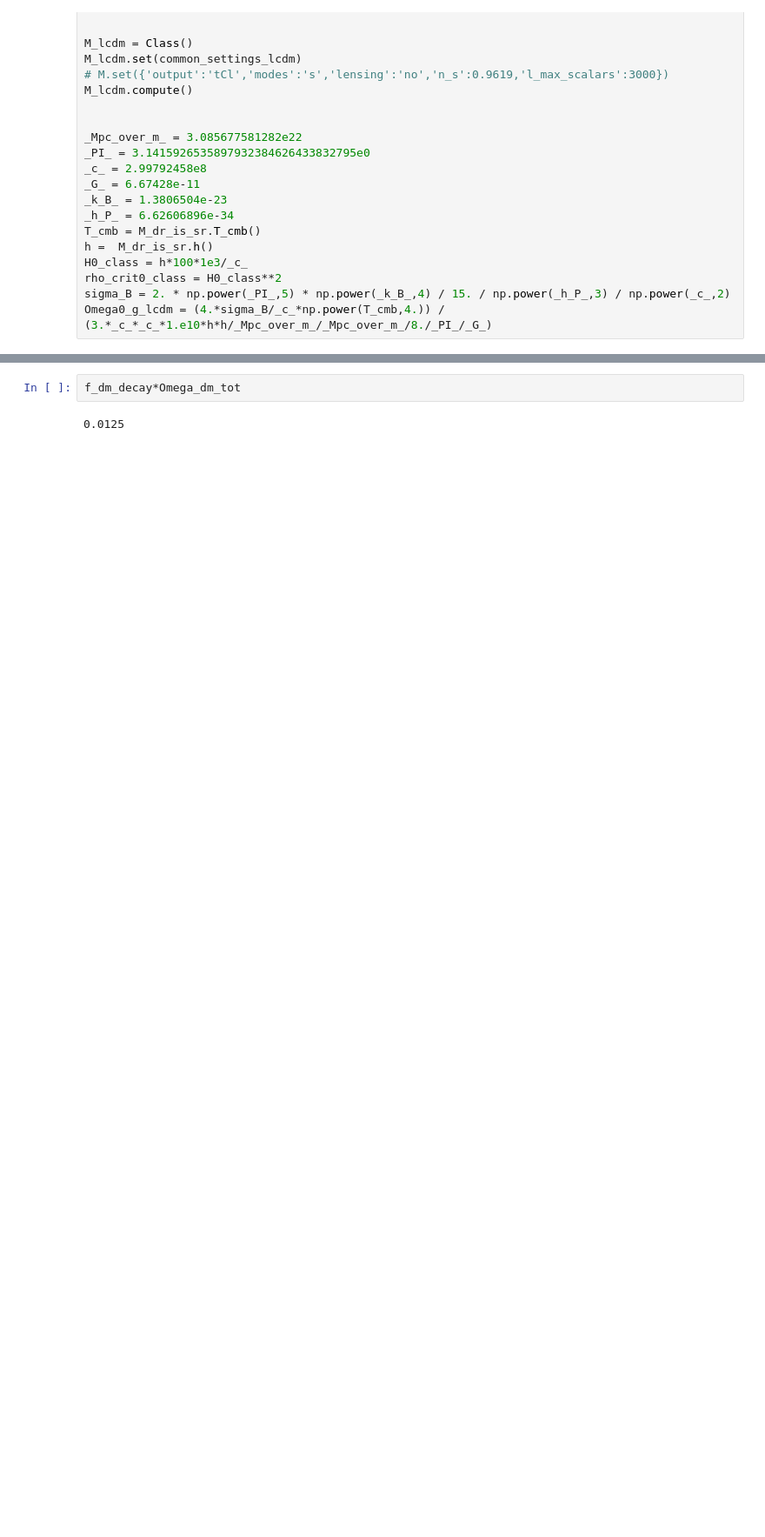
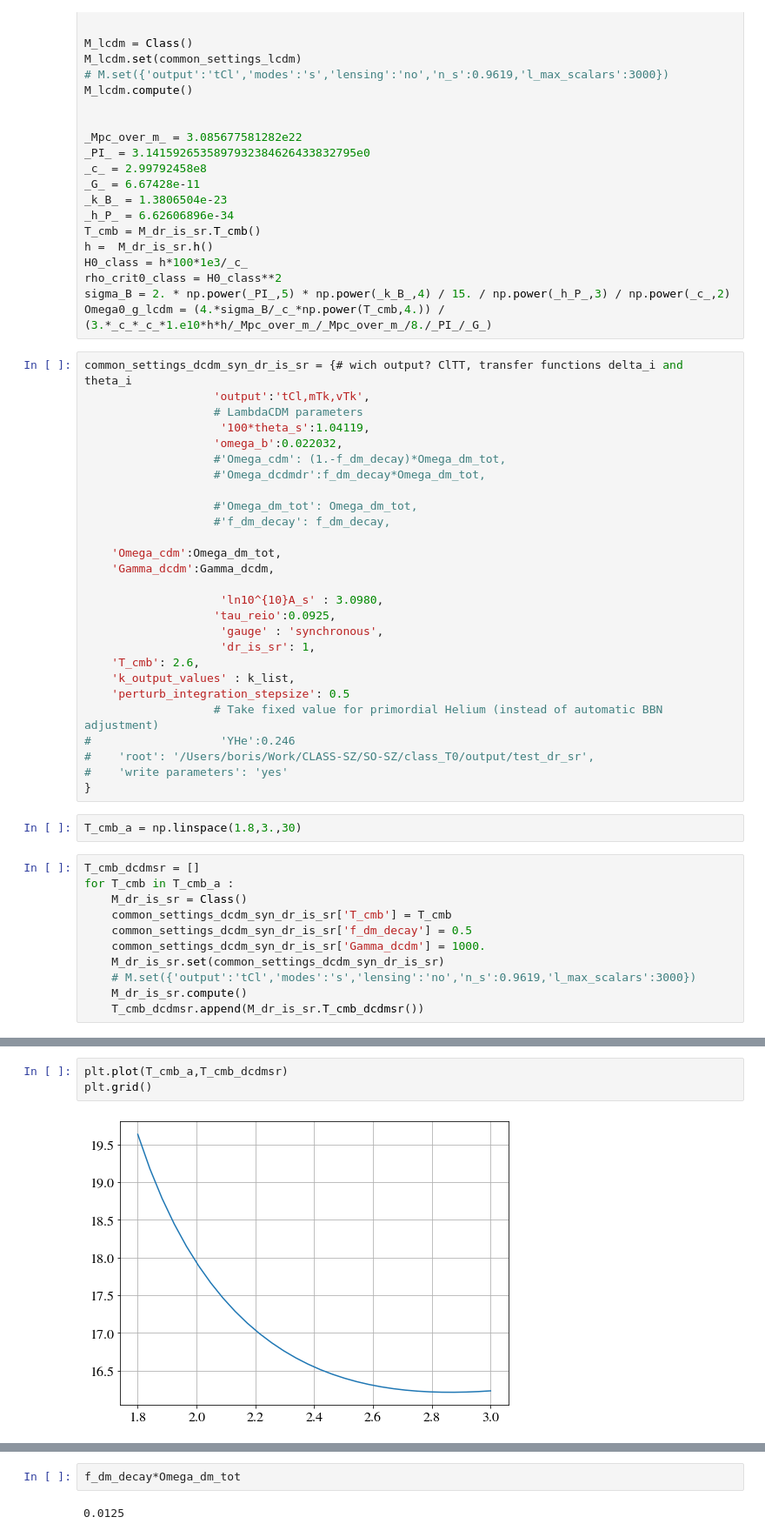
Before and after one commit to borisbolliet/class_dcdmsr, a Jupyter notebook: notebooks/cl_ST_DCDM_SR.ipynb, the cells around one changed output, grey strips where cells are left out. Shown: that part at 87% size. Cells and saved outputs as stored; diff of their text form; blank space fills up the shorter version.

```diff
--- a/notebooks/cl_ST_DCDM_SR.ipynb
+++ b/notebooks/cl_ST_DCDM_SR.ipynb
@@ -90,3 +100,43 @@ H0_class = h*100*1e3/_c_
 rho_crit0_class = H0_class**2
 sigma_B = 2. * np.power(_PI_,5) * np.power(_k_B_,4) / 15. / np.power(_h_P_,3) / np.power(_c_,2)
 Omega0_g_lcdm = (4.*sigma_B/_c_*np.power(T_cmb,4.)) / (3.*_c_*_c_*1.e10*h*h/_Mpc_over_m_/_Mpc_over_m_/8./_PI_/_G_)
+# %%
+common_settings_dcdm_syn_dr_is_sr = {# wich output? ClTT, transfer functions delta_i and theta_i
+                   'output':'tCl,mTk,vTk',
+                   # LambdaCDM parameters
+                    '100*theta_s':1.04119,
+                   'omega_b':0.022032,
+                   #'Omega_cdm': (1.-f_dm_decay)*Omega_dm_tot,
+                   #'Omega_dcdmdr':f_dm_decay*Omega_dm_tot,
+
+                   #'Omega_dm_tot': Omega_dm_tot,
+                   #'f_dm_decay': f_dm_decay,
+
+    'Omega_cdm':Omega_dm_tot,
+    'Gamma_dcdm':Gamma_dcdm,
+
+                    'ln10^{10}A_s' : 3.0980,
+                   'tau_reio':0.0925,
+                    'gauge' : 'synchronous',
+                    'dr_is_sr': 1,
+    'T_cmb': 2.6,
+    'k_output_values' : k_list,
+    'perturb_integration_stepsize': 0.5
+                   # Take fixed value for primordial Helium (instead of automatic BBN adjustment)
+#                   'YHe':0.246
+#    'root': '/Users/boris/Work/CLASS-SZ/SO-SZ/class_T0/output/test_dr_sr',
+#    'write parameters': 'yes'
+}
+# %%
+T_cmb_a = np.linspace(1.8,3.,30)
+# %%
+T_cmb_dcdmsr = []
+for T_cmb in T_cmb_a :
+    M_dr_is_sr = Class()
+    common_settings_dcdm_syn_dr_is_sr['T_cmb'] = T_cmb
+    common_settings_dcdm_syn_dr_is_sr['f_dm_decay'] = 0.5
+    common_settings_dcdm_syn_dr_is_sr['Gamma_dcdm'] = 1000.
+    M_dr_is_sr.set(common_settings_dcdm_syn_dr_is_sr)
+    # M.set({'output':'tCl','modes':'s','lensing':'no','n_s':0.9619,'l_max_scalars':3000})
+    M_dr_is_sr.compute()
+    T_cmb_dcdmsr.append(M_dr_is_sr.T_cmb_dcdmsr())
@@ -92,0 +157,5 @@ Omega0_g_lcdm = (4.*sigma_B/_c_*np.power(T_cmb,4.)) / (3.*_c_*_c_*1.e10*h*h/_Mpc
+# %%
+plt.plot(T_cmb_a,T_cmb_dcdmsr)
+plt.grid()
+# %% [output]
+[figure, added]
```
Also changed, not shown: parts of 40 cells of this notebook, 6 other files.
